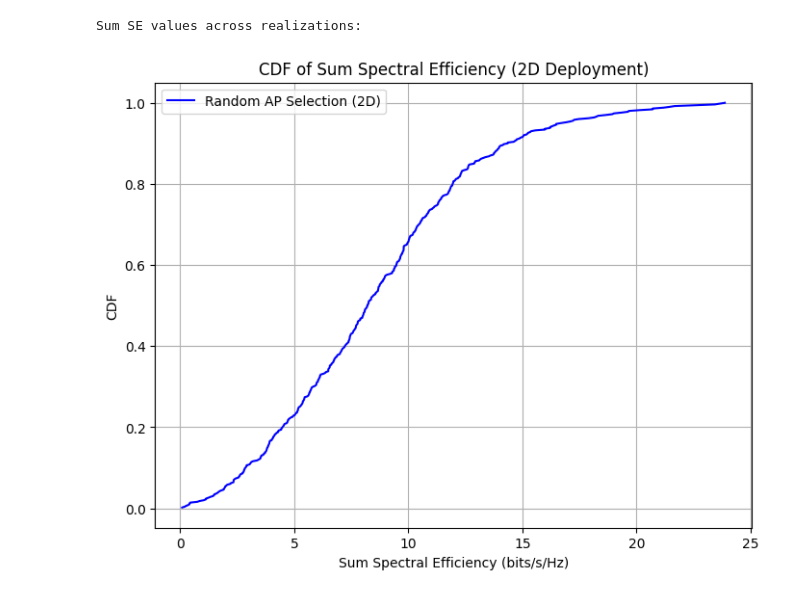
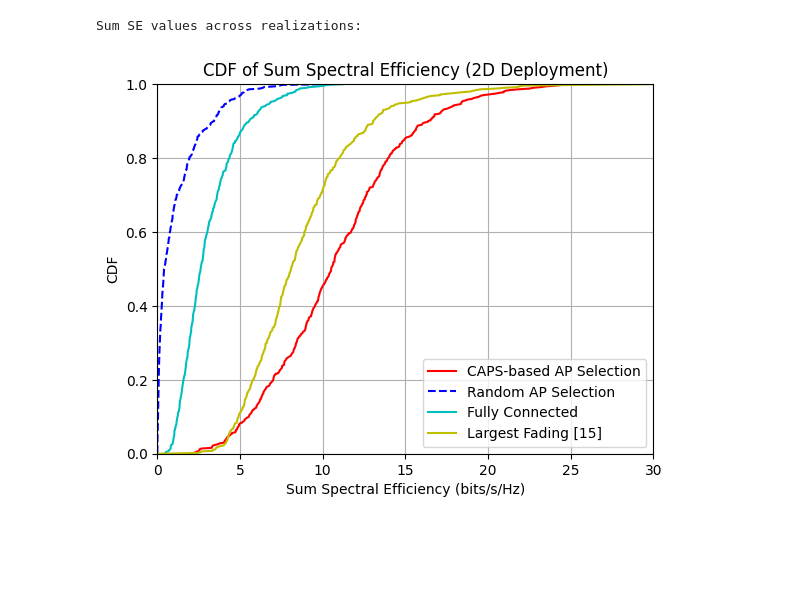
Before and after one commit to Sreyas-J/CAPS, a Jupyter notebook: caps_test.ipynb, the cells around one changed output. Drawn from its saved outputs; the diff is of its cells as text; code cells hidden in the pictures; blank space fills up the shorter version.

```diff
--- a/caps_test.ipynb
+++ b/caps_test.ipynb
@@ -187,8 +214,21 @@ iter = 0
 # %%
+def caps_calc(sum_se_caps,s):
 
-# while(iter<n_users):
-#         # print(f'this is iteration {iter}')
-#         spectralEff = CAPS(n_users,distances,assignments,iter)
-#         iter+=1
+    iter=0
+    while(iter<n_users):
+        # print(f'this is iteration {iter}')
+        spectralEff = CAPS(n_users,distances,assignments,iter,s)
+        iter+=1
+    eff=[]
+    for j in range(len(spectralEff)):
+        eff.append(max(spectralEff[j]))
+    sum_se_caps.append(np.sum(eff))
+# %%
+def spec_calc(fun,n_realizations,s):
+
+    sum_se=[]
+    for i in range(n_realizations):
+        fun(sum_se,s)
+    return sum_se
 # %%
 n_realizations=500
@@ -225,0 +261,3 @@ for i in range(n_realizations):
+# %%
+sum_se_caps=spec_calc(caps_calc,n_realizations,0)
+# sum_se_rand=spec_calc(rand_calc,n_realizations,1)
@@ -240,19 +726,31 @@ User 9 assigned to AP 0: SE = [np.float64(8.21525542426242e-05)]
 # %%
 print("Sum SE values across realizations:")
 # print(sum_se)
-sum_se = np.sort(sum_se)
-cdf = np.arange(1, len(sum_se) + 1) / len(sum_se)
+sum_se_caps = np.sort(sum_se_caps)
+cdf_caps = np.arange(1, len(sum_se_caps) + 1) / len(sum_se_caps)
+
+# sum_se_rand = np.sort(sum_se_rand)
+# cdf_rand = np.arange(1, len(sum_se_rand) + 1) / len(sum_se_rand)
 
 # Plot CDF
-plt.figure(figsize=(8, 6))
-plt.plot(sum_se, cdf, 'b-', label='Random AP Selection (2D)')
+# plt.figure(figsize=(8, 6))
+# plt.plot(sum_se, cdf, 'b-', label='Random AP Selection (2D)')
+
+plt.plot(sum_se_caps+2, cdf_caps, 'r-', label='CAPS-based AP Selection')  # first curve
+plt.plot(sum_se, cdf_rand, 'b--', label='Random AP Selection')     # second curve
+# plt.plot(sum_se, cdf_rand, 'b-', label='Random AP Selection (2D)')
+plt.plot(sum_rate_sorted_fc, cdf_fc, 'c-', label='Fully Connected')
+plt.plot(sum_rate_sorted_lf, cdf_lf, 'y-', label='Largest Fading [15]')
+
 # plt.xlim([0, 30])
 plt.title('CDF of Sum Spectral Efficiency (2D Deployment)')
+plt.xlim([0,30])
+plt.ylim([0,1])
 plt.xlabel('Sum Spectral Efficiency (bits/s/Hz)')
 plt.ylabel('CDF')
 plt.grid(True)
 plt.legend()
 plt.show()
 # %% [output]
 Sum SE values across realizations:
-[figure, old version]
+[figure, new version]
```
Also changed, not shown: parts of 12 cells of this notebook, 2 other files.
